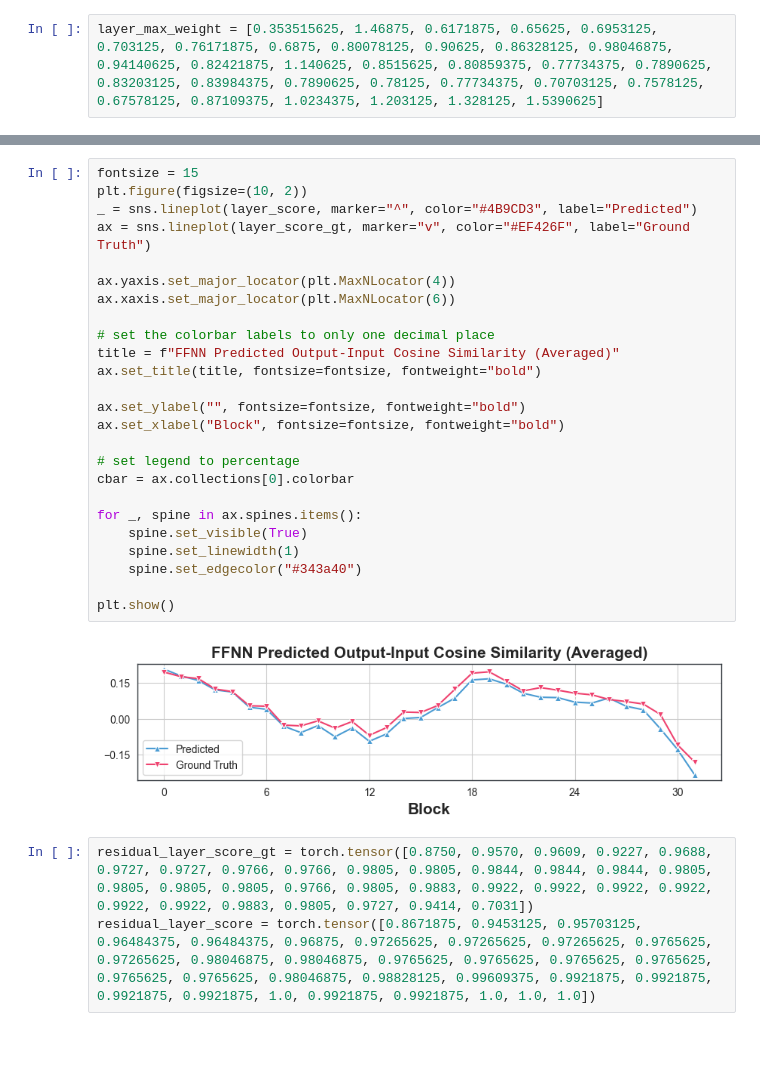
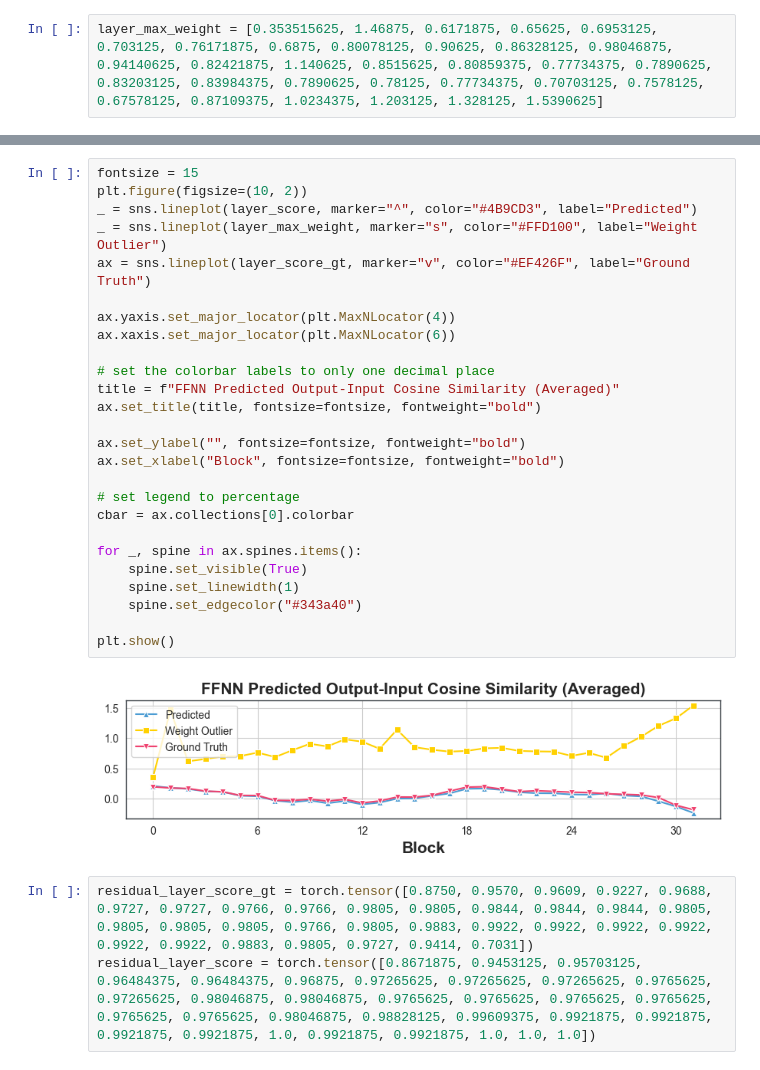
Before and after one commit to Jinxiaolong1129/moe_quantize, a Jupyter notebook: notebooks/expert-score-heatmap.ipynb, the cells around one changed output, grey strips where cells are left out. Drawn from its saved outputs; the diff is of its cells as text; blank space fills up the shorter version.

```diff
--- a/notebooks/expert-score-heatmap.ipynb
+++ b/notebooks/expert-score-heatmap.ipynb
@@ -157,30 +157,31 @@ top_experts = [f"exp_l{layer}e{exp}_4" for layer in top_layers for exp in range(
 # %%
 fontsize = 15
 plt.figure(figsize=(10, 2))
 _ = sns.lineplot(layer_score, marker="^", color="#4B9CD3", label="Predicted")
+_ = sns.lineplot(layer_max_weight, marker="s", color="#FFD100", label="Weight Outlier")
 ax = sns.lineplot(layer_score_gt, marker="v", color="#EF426F", label="Ground Truth")
 
 ax.yaxis.set_major_locator(plt.MaxNLocator(4))
 ax.xaxis.set_major_locator(plt.MaxNLocator(6))
 
 # set the colorbar labels to only one decimal place
 title = f"FFNN Predicted Output-Input Cosine Similarity (Averaged)"
 ax.set_title(title, fontsize=fontsize, fontweight="bold")
 
 ax.set_ylabel("", fontsize=fontsize, fontweight="bold")
 ax.set_xlabel("Block", fontsize=fontsize, fontweight="bold")
 
 # set legend to percentage
 cbar = ax.collections[0].colorbar
 
 for _, spine in ax.spines.items():
     spine.set_visible(True)
     spine.set_linewidth(1)
     spine.set_edgecolor("#343a40")
 
 plt.show()
 # %% [output]
-[figure, old version]
+[figure, new version]
 # %%
 residual_layer_score_gt = torch.tensor([0.8750, 0.9570, 0.9609, 0.9227, 0.9688, 0.9727, 0.9727, 0.9766, 0.9766, 0.9805, 0.9805, 0.9844, 0.9844, 0.9844, 0.9805, 0.9805, 0.9805, 0.9805, 0.9766, 0.9805, 0.9883, 0.9922, 0.9922, 0.9922, 0.9922, 0.9922, 0.9922, 0.9883, 0.9805, 0.9727, 0.9414, 0.7031])
 residual_layer_score = torch.tensor([0.8671875, 0.9453125, 0.95703125, 0.96484375, 0.96484375, 0.96875, 0.97265625, 0.97265625, 0.97265625, 0.9765625, 0.97265625, 0.98046875, 0.98046875, 0.9765625, 0.9765625, 0.9765625, 0.9765625, 0.9765625, 0.9765625, 0.98046875, 0.98828125, 0.99609375, 0.9921875, 0.9921875, 0.9921875, 0.9921875, 1.0, 0.9921875, 0.9921875, 1.0, 1.0, 1.0])
```
Also changed, not shown: parts of 2 cells of this notebook, 4 other files.
